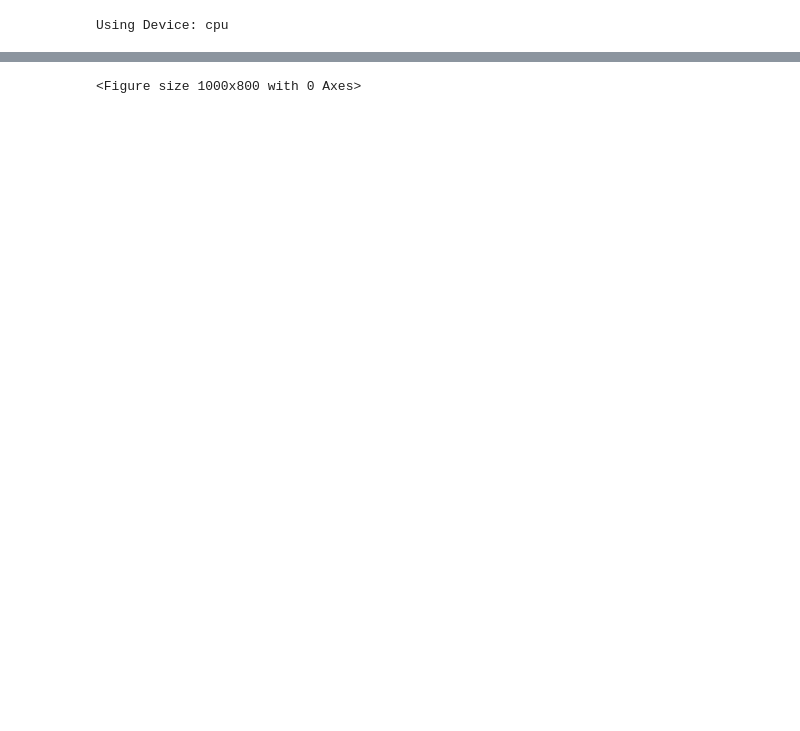
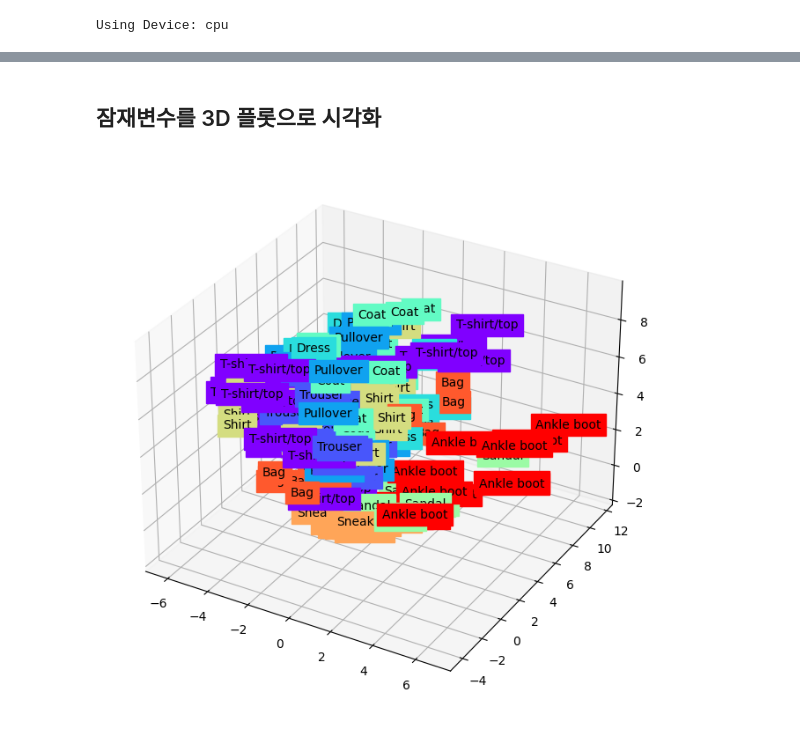
Before and after one commit to DONG-JOON-LEE/PaperWithCode, a Jupyter notebook: AutoEncoder.ipynb, the cells around one changed output, grey strips where cells are left out. Drawn from its saved outputs; the diff is of its cells as text; code cells hidden in the pictures; blank space fills up the shorter version.

```diff
--- a/AutoEncoder.ipynb
+++ b/AutoEncoder.ipynb
@@ -120 +127,3 @@ for epoch in range(1, EPOCH+1):
 ... (8 outputs left out)
+# %% [markdown]
+## 잠재변수를 3D 플롯으로 시각화
@@ -129,33 +140,32 @@ encoded_data = encoded_data.to("cpu")
 CLASSES = {
     0: 'T-shirt/top',
     1: 'Trouser',
     2: 'Pullover',
     3: 'Dress',
     4: 'Coat',
     5: 'Sandal',
     6: 'Shirt',
     7: 'Sneaker',
     8: 'Bag',
     9: 'Ankle boot'
 }
 
-fig = plt.figure(figsize=(10,8))
-ax = Axes3D(fig)
+fig, ax =plt.subplots(figsize=(10,8), subplot_kw={"projection":"3d"})
 
 X = encoded_data.data[:, 0].numpy()
 Y = encoded_data.data[:, 1].numpy()
 Z = encoded_data.data[:, 2].numpy()
 
 labels = trainset.targets[:200].numpy()
 
 for x, y, z, s in zip(X, Y, Z, labels):
     name = CLASSES[s]
     color = cm.rainbow(int(255*s/9))
     ax.text(x, y, z, name, backgroundcolor=color)
 
 ax.set_xlim(X.min(), X.max())
 ax.set_ylim(Y.min(), Y.max())
 ax.set_zlim(Z.min(), Z.max())
 plt.show()
 # %% [output]
-<Figure size 1000x800 with 0 Axes>
+[figure, added]
```
Also changed, not shown: parts of 6 cells of this notebook.
